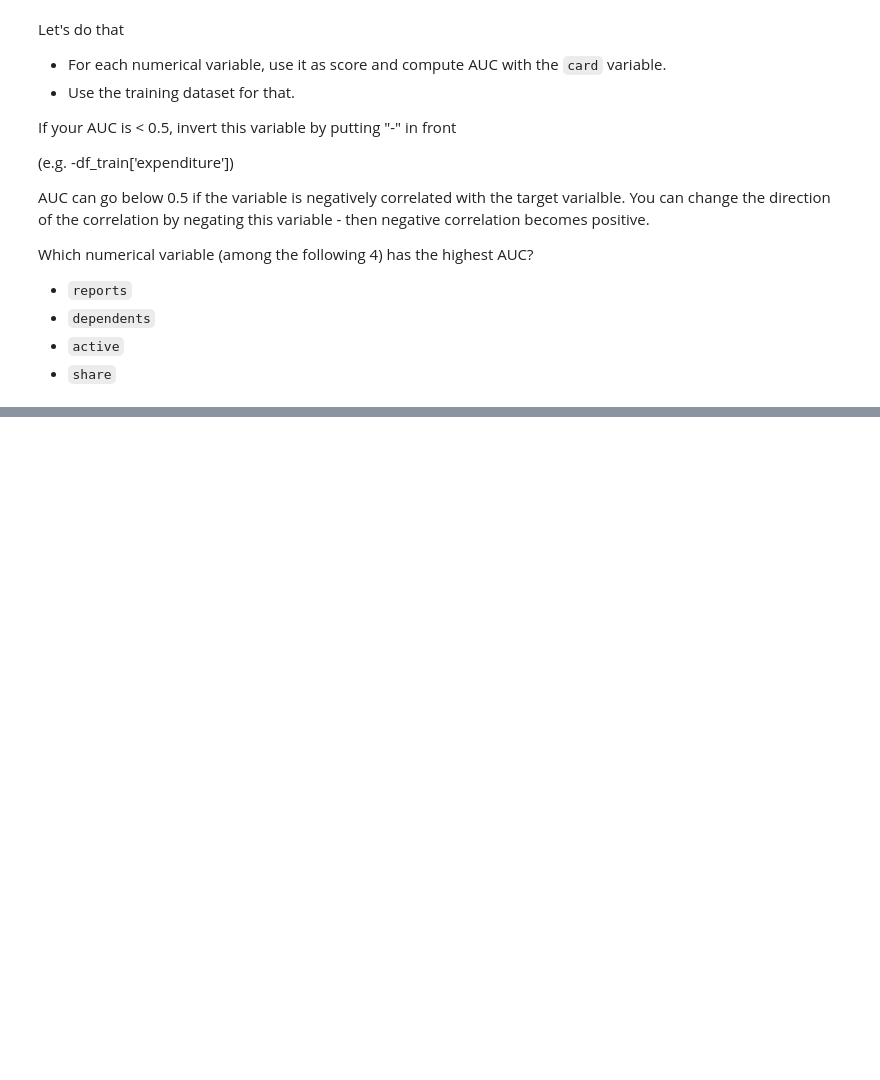
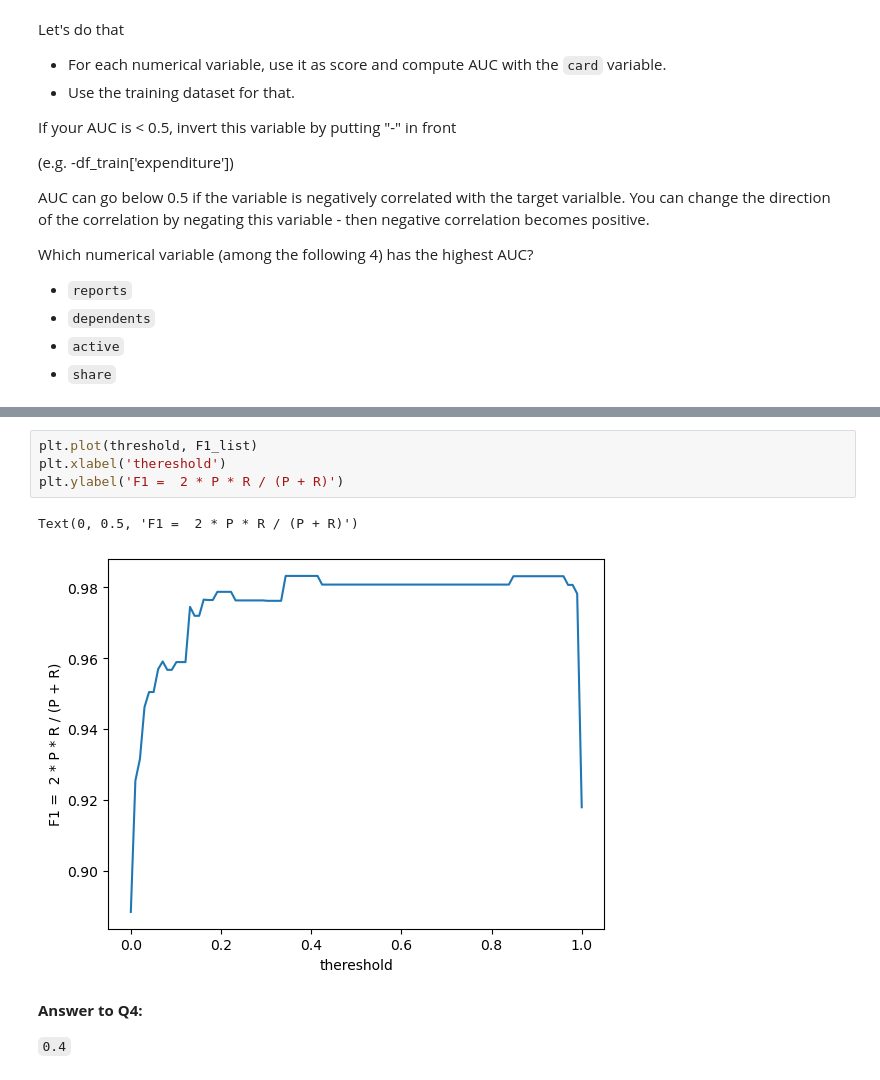
Before and after one commit to bhasarma/mlcoursezoom-camp, a Jupyter notebook: homework/HW04/homework_04.ipynb, the cells around one changed output, grey strips where cells are left out. Saved outputs shown, nothing was run; the diff lists cells and outputs as text; blank space fills up the shorter version.

```diff
--- a/homework/HW04/homework_04.ipynb
+++ b/homework/HW04/homework_04.ipynb
@@ -247,0 +458,11 @@ share 0.989
+# %%
+plt.plot(threshold, F1_list)
+plt.xlabel('thereshold')
+plt.ylabel('F1 =  2 * P * R / (P + R)')
+# %% [output]
+Text(0, 0.5, 'F1 =  2 * P * R / (P + R)')
+[figure, added]
+# %% [markdown]
+**Answer to Q4:**
+
+`0.4`
```
Also changed, not shown: parts of 35 cells of this notebook.
